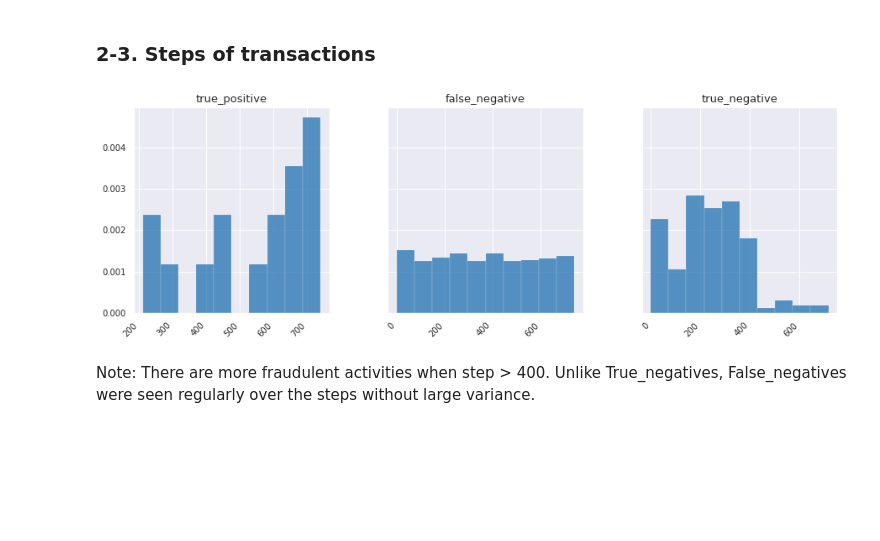
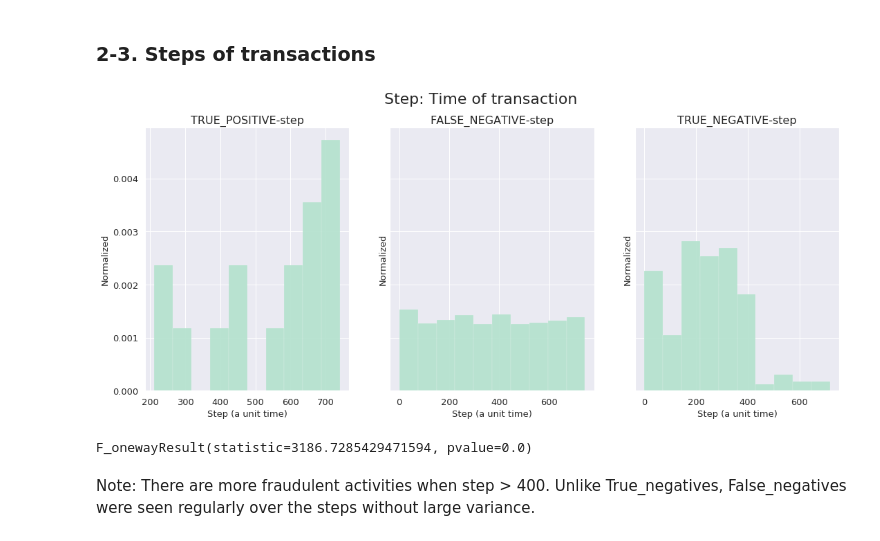
Before and after one commit to soyhyoj/CodeOp1-DA1-FraudDetectionPaysim, a Jupyter notebook: notebooks/EDA-merged.ipynb, the cells around one changed output. Saved outputs shown, nothing was run; the diff lists cells and outputs as text; code cells hidden in the pictures; blank space fills up the shorter version.

```diff
--- a/notebooks/EDA-merged.ipynb
+++ b/notebooks/EDA-merged.ipynb
@@ -312,7 +356,7 @@ balances = ['oldbalanceOrg', 'newbalanceOrig', 'oldbalanceDest', 'newbalanceDest
 sns.set_context(rc = {'patch.linewidth': 0.2})
 sns.set_palette('GnBu_d')
 
-fig5, ax = plt.subplots(4, 3, figsize=(15,15))
+fig6, ax = plt.subplots(4, 3, figsize=(15,15))
 plt.subplots_adjust(hspace=.3, wspace=.3)
 
 for i, df in enumerate(df_list):
@@ -321,5 +365,5 @@ for i, df in enumerate(df_list):
         g.set_title(df_names[i].upper()+'-'+balances[j])
 
 plt.show()
-fig5.savefig('./Fig5.png', dpi=240)
+fig6.savefig('./Fig6.png', dpi=240)
 # %% [output]
@@ -333,16 +377,24 @@ Therefore, these features can be excluded for the future modeling.
 ### 2-2. Transaction amount
 # %%
 # Plot amount of each transaction (TP vs. FN vs. TN)
+
+# Set color and figure
 sns.set_palette('BuGn_r')
-fig6, ax = plt.subplots(1, 3, figsize=(15,5), sharey=True)
-plt.subplots_adjust(wspace=.3)
+fig7, ax = plt.subplots(1, 3, figsize=(18,7), sharey=True)
+fig7.suptitle('Transaction amount comparison', fontsize=22)
+
+plt.subplots_adjust(wspace=.2, hspace=.6)
+for a in ax:
+    a.set_xlabel('Transaction amount (local currency)')
+    a.set_ylabel('Normalized')
 
 for i, df in enumerate(df_list):
-    g = df.amount.hist(alpha=.8, ax=ax[i], density=True) #Normalized histogram
+    g = df.amount.hist(alpha=.7, ax=ax[i], density=True) #Normalized histogram
     g.set_title(df_names[i].upper()+'-amount')
-    g.ticklabel_format(style = 'plain')
+    g.ticklabel_format(style = 'sci')
 
-fig6.autofmt_xdate(rotation=45)
+
+
 plt.show()
-fig6.savefig('./Fig6.png', dpi=240)
+fig7.savefig('./Fig7.png', dpi=200)
 # %% [output]
@@ -354,19 +412,29 @@ Amount distribution can be used to increase the detection rate since there is a
 ### 2-3. Steps of transactions
 # %%
 # Steps: a unit of time: 1 step is 1 hour of time. Total steps 744 (30 days simulation).
-sns.set_palette('RdBu_r')
-fig7, ax = plt.subplots(1, 3, figsize=(15,5), sharey=True)
-plt.subplots_adjust(wspace=.3)
+sns.set_palette('Pastel2')
+fig8, ax = plt.subplots(1, 3, figsize=(18,7), sharey=True)
+fig8.suptitle('Step: Time of transaction', fontsize=22)
+
+plt.subplots_adjust(wspace=.2, hspace=.6)
+for a in ax:
+    a.set_xlabel('Step (a unit time)')
+    a.set_ylabel('Normalized')
 
 for i, df in enumerate(df_list):
-    g = df.step.hist(alpha=.8, ax=ax[i], density=True) #Normalized histogram
-    g.set_title(df_names[i])
+    g = df.step.hist(alpha=.9, ax=ax[i], density=True) #Normalized histogram
+    g.set_title(df_names[i].upper()+'-step')
 
-fig7.autofmt_xdate(rotation=45)
+
+
 plt.show()
-fig7.savefig('./Fig7.png', dpi=240)
+fig8.savefig('./Fig8.png', dpi=200)
 # %% [output]
-[figure, old version]
+[figure, new version]
+# %%
+stats.f_oneway(true_positive.step, false_negative.step, true_negative.step)
+# %% [output]
+F_onewayResult(statistic=3186.7285429471594, pvalue=0.0)
 # %% [markdown]
 Note: There are more fraudulent activities when step > 400. Unlike True_negatives, False_negatives were seen regularly over the steps without large variance.
 # %% [markdown]
```
Also changed, not shown: parts of 15 cells of this notebook, 1 other file.
